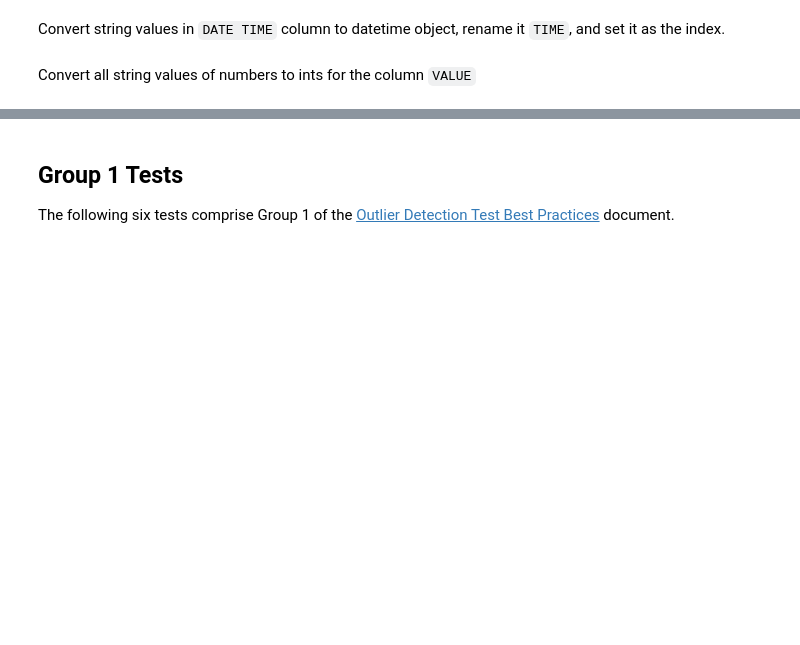
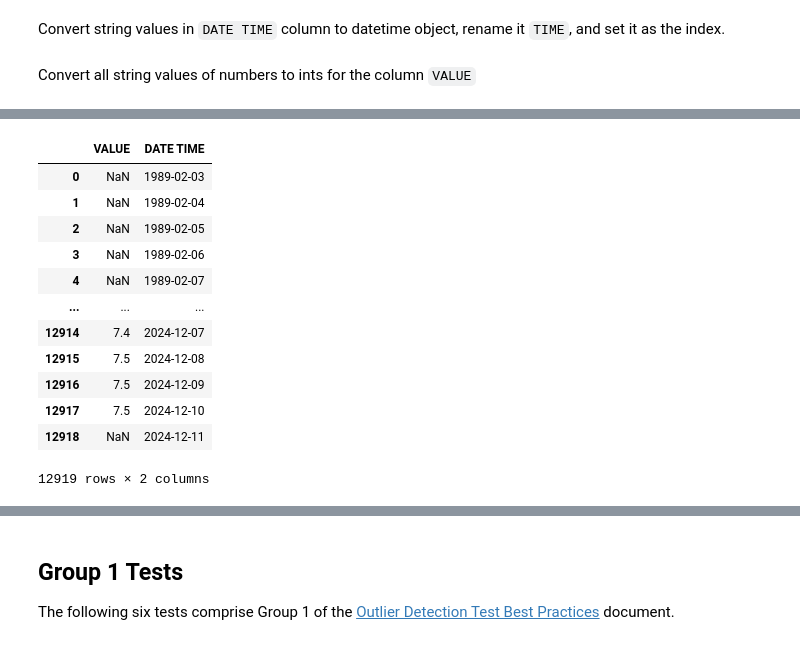
Before and after one commit to DWR-QA-Program/caldata-dsa-outlier-tool, a Jupyter notebook: dwr/dwr.ipynb, the cells around one changed output, grey strips where cells are left out. Cells and saved outputs as stored; diff of their text form; code cells hidden in the pictures; blank space fills up the shorter version.

```diff
--- a/dwr/dwr.ipynb
+++ b/dwr/dwr.ipynb
@@ -85,0 +117,16 @@ df.VALUE = pd.to_numeric(df.VALUE)
+# %%
+time_series
+# %% [output]
+|  | VALUE | DATE TIME |
+| 0 | NaN | 1989-02-03 |
+| 1 | NaN | 1989-02-04 |
+| 2 | NaN | 1989-02-05 |
+| 3 | NaN | 1989-02-06 |
+| 4 | NaN | 1989-02-07 |
+| ... | ... | ... |
+| 12914 | 7.4 | 2024-12-07 |
+| 12915 | 7.5 | 2024-12-08 |
+| 12916 | 7.5 | 2024-12-09 |
+| 12917 | 7.5 | 2024-12-10 |
+| 12918 | NaN | 2024-12-11 |
+12919 rows × 2 columns
```
Also changed, not shown: parts of 28 cells of this notebook, 3 other files.
